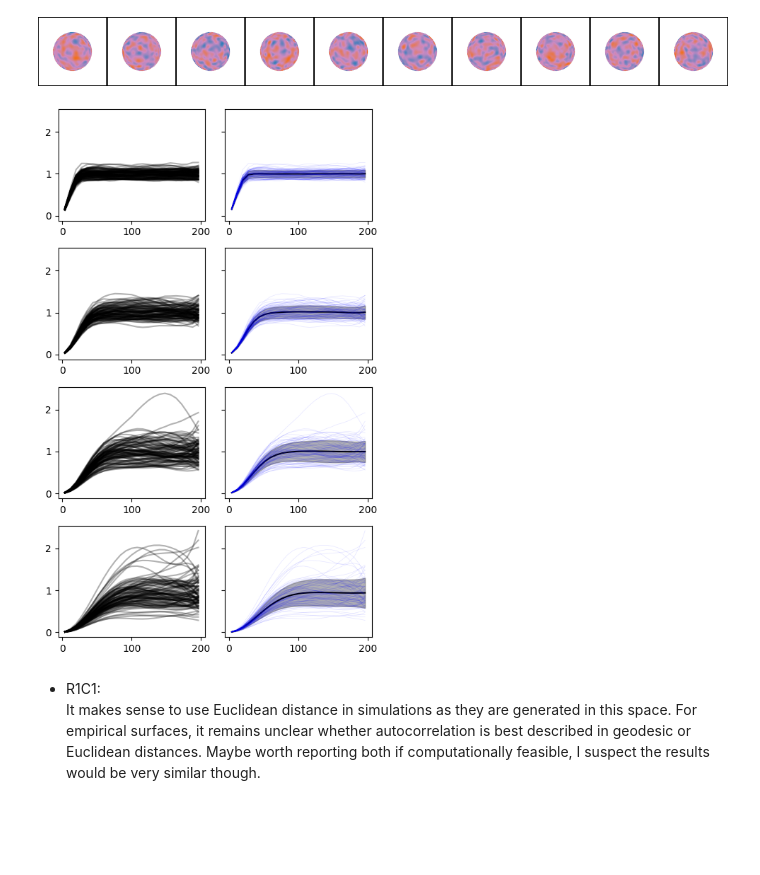
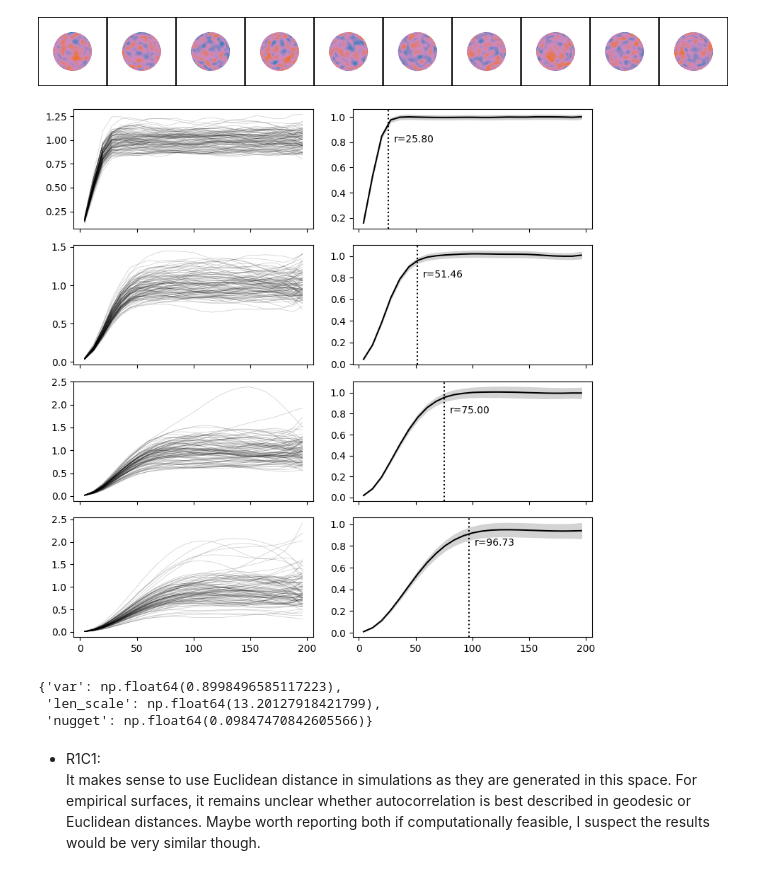
Before and after one commit to yiguzhou/zhou_interpolates, a Jupyter notebook: code/revision.ipynb, the cells around one changed output. Cells and saved outputs as stored; diff of their text form; code cells hidden in the pictures; blank space fills up the shorter version.

```diff
--- a/code/revision.ipynb
+++ b/code/revision.ipynb
@@ -288,29 +310,64 @@ for ri, r in enumerate([25, 50, 75, 100]):
 # %%
-fig, axs = plt.subplots(4,2, figsize = (5, 8), sharey=True)
+import gstools as gs
+from scipy.stats import norm
+
+fig, axs = plt.subplots(4,2, figsize = (8, 8), sharex=True)
 
 Dist = helpers.internal_distance_matrix(sphere_mesh.points, 'euclidean')
 max_lag = Dist.max()
 bin_edges = np.linspace(0.000001, max_lag, nh + 1)
 bin_centers = [ ( bin_edges[i] + bin_edges[i + 1] ) / 2 for i in range(nh) ]
 
+model = gs.covmodel.Gaussian
+
+
 for ri, r in enumerate([25, 50, 75, 100]):
     expv_mu = expv[r].mean(axis=0)
     expv_sd = expv[r].std(axis = 0)
 
-    axs[ri, 1].plot(h, expv_mu, c='k')
+    axs[ri, 1].plot(h, expv_mu, c='k', zorder = 10)
 
-    axs[ri, 1].fill_between(x=h, y1=expv_mu - expv_sd, y2=expv_mu + expv_sd, edgecolor = 'none', color='dimgray', alpha = 0.5)
+    mapvals = sphere_mesh[str(r)]
+    p0, bounds = init_parameters(mapvals, Dist, h, expv_mu)
+
+    in_bounds = {"len_scale": [bounds[3][0][0], bounds[3][1][0]],\
+                 "var": [bounds[3][0][1], bounds[3][1][1]],\
+                 "nugget": [bounds[3][0][2], bounds[3][1][2]]
+                }
+
+    mdl = model(dim=3)
+
+    mdl.set_arg_bounds(**in_bounds)
+
+    cof, cov = mdl.fit_variogram(h,expv_mu)
+
+    #theoretical = [ helpers.gaussian(h=xi, r=r, c0=1, nugget=0) for xi in h ]
+
+    #axs[ri].plot(h, theoretical, color = "b", linewidth=2, zorder = 10)
+
+    fitted_ran = helpers.convert_to_range(cof["len_scale"])
+    axs[ri, 1].axvline(fitted_ran, linestyle = 'dotted', color = 'k')
+
+
+    alpha = 0.95
+    # Define our z
+    ci = alpha + (1-alpha)/2
+    #Lower Interval, where n is sample siz
+    n=100
+    c_lb = expv_mu - norm.ppf(ci)*((expv_sd/(n**0.5)))
+    c_ub = expv_mu + norm.ppf(ci)*((expv_sd/(n**0.5)))
+
+
+    axs[ri, 1].fill_between(x=h, y1=c_lb, y2=c_ub, edgecolor = 'none', color='lightgray')
 
     for i in range(100):
 
         h = bin_centers
         ev = expv[r][i,:]
 
-        axs[ri, 0].plot(h, ev, c='k', alpha = 0.3, rasterized=True)
-
-        axs[ri, 1].plot(h, ev, c='b', alpha = 0.1, linewidth = .5, rasterized=True)
-
+        axs[ri, 0].plot(h, ev, c='k', alpha = 0.2, linewidth = .5, rasterized=True)
+    axs[ri, 1].text(x=fitted_ran + 5, y=.8, s=r'r=' + '{0:.2f}'.format(fitted_ran))
 plt.tight_layout()
-plt.show()
+plt.savefig(projdir + "/figs/rev_grf_100instances.svg")
 # %% [output]
-[figure, old version]
+[figure, new version]
@@ -319,3 +374,9 @@ plt.show()
+# %%
+cof
+# %% [output]
+{'var': np.float64(0.8998496585117223),
+ 'len_scale': np.float64(13.20127918421799),
+ 'nugget': np.float64(0.09847470842605566)}
 # %% [markdown]
 * R1C1: \
 It makes sense to use Euclidean distance in simulations as they are generated in this space. For empirical surfaces, it remains unclear whether autocorrelation is best described in geodesic or Euclidean distances. Maybe worth reporting both if computationally feasible, I suspect the results would be very similar though.
```
Also changed, not shown: parts of 3 cells of this notebook, 11 other files.
